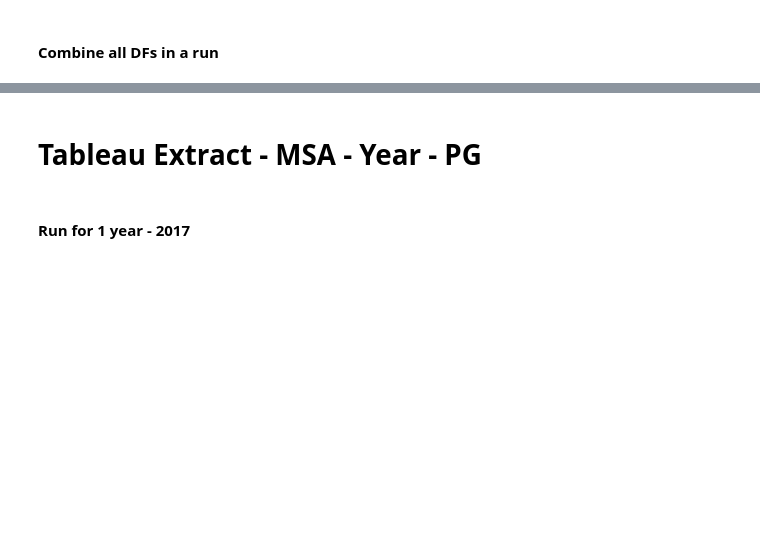
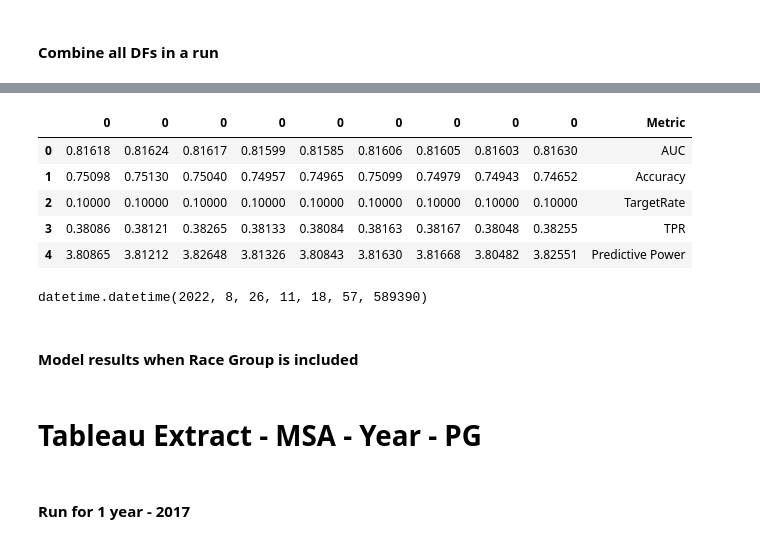
Before and after one commit to skandupmanyu/RAI, a Jupyter notebook: Income inequality - RAI analysis.ipynb, the cells around one changed output, grey strips where cells are left out. Saved outputs shown, nothing was run; the diff lists cells and outputs as text; code cells hidden in the pictures; blank space fills up the shorter version.

Commit message:
Updated runner for race masking analysis
For RAI Gammascope Article - Fall 2022

```diff
--- a/Income inequality - RAI analysis.ipynb
+++ b/Income inequality - RAI analysis.ipynb
@@ -645,0 +723,17 @@ bias_pg
+# %%
+model_df['Metric'] = ['AUC', 'Accuracy', 'TargetRate', 'TPR', 'Predictive Power']
+# %%
+model_df
+# %% [output]
+|  | 0 | 0 | 0 | 0 | 0 | 0 | 0 | 0 | 0 | Metric |
+| 0 | 0.81618 | 0.81624 | 0.81617 | 0.81599 | 0.81585 | 0.81606 | 0.81605 | 0.81603 | 0.81630 | AUC |
+| 1 | 0.75098 | 0.75130 | 0.75040 | 0.74957 | 0.74965 | 0.75099 | 0.74979 | 0.74943 | 0.74652 | Accuracy |
+| 2 | 0.10000 | 0.10000 | 0.10000 | 0.10000 | 0.10000 | 0.10000 | 0.10000 | 0.10000 | 0.10000 | TargetRate |
+| 3 | 0.38086 | 0.38121 | 0.38265 | 0.38133 | 0.38084 | 0.38163 | 0.38167 | 0.38048 | 0.38255 | TPR |
+| 4 | 3.80865 | 3.81212 | 3.82648 | 3.81326 | 3.80843 | 3.81630 | 3.81668 | 3.80482 | 3.82551 | Predictive Power |
+# %%
+pd.datetime.now()
+# %% [output]
+datetime.datetime(2022, 8, 26, 11, 18, 57, 589390)
+# %% [markdown]
+#### Model results when Race Group is included
```
Also changed, not shown: parts of 28 cells of this notebook.
